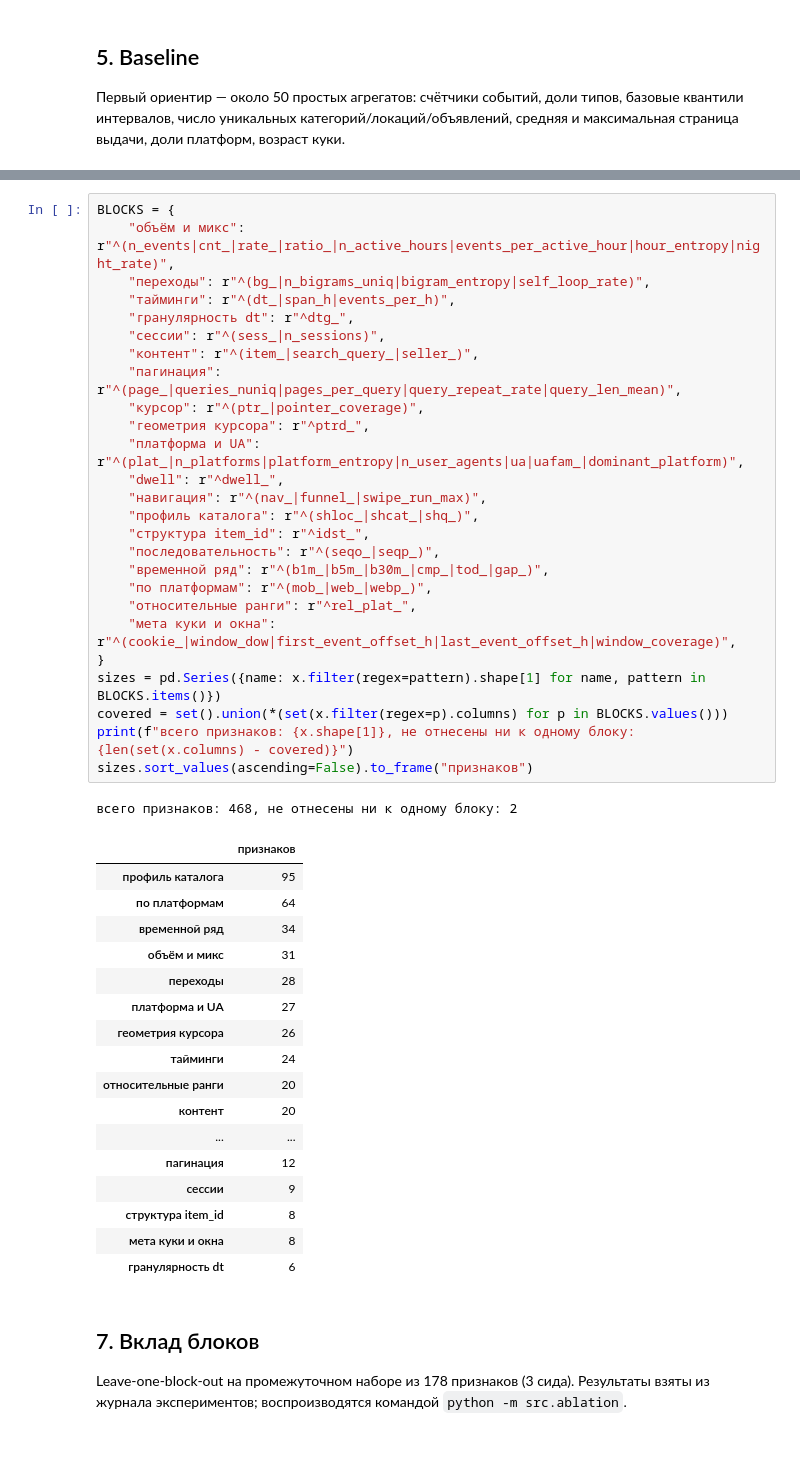
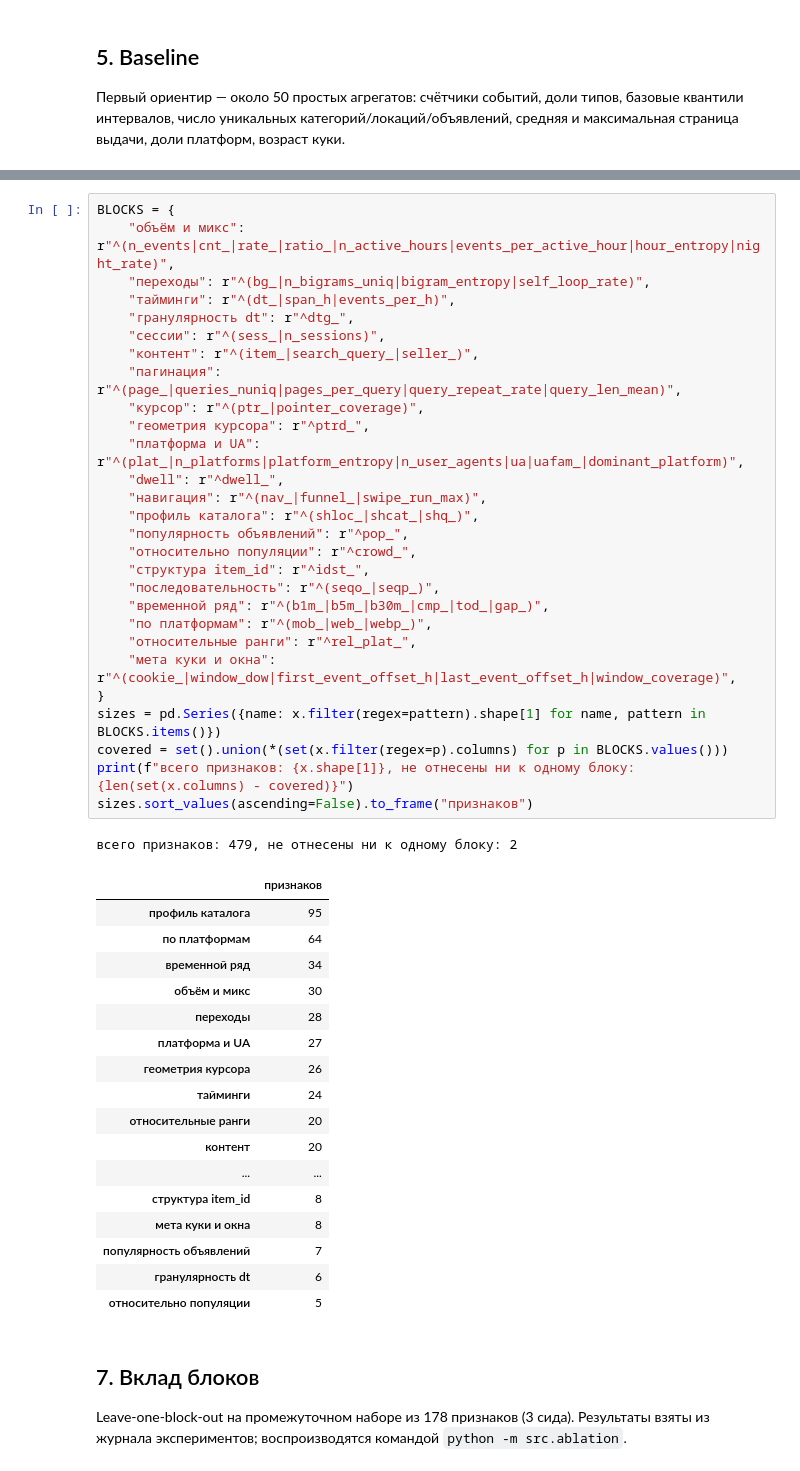
Before and after one commit to dkorbelainen/avito-antibot, a Jupyter notebook: solution.ipynb, the cells around one changed output, grey strips where cells are left out. Drawn from its saved outputs; the diff is of its cells as text.

```diff
--- a/solution.ipynb
+++ b/solution.ipynb
@@ -281,35 +320,37 @@ baseline (47 признаков)      P@R70 0.7338±0.0059  ROC 0.9255  PR 0.770
 BLOCKS = {
     "объём и микс": r"^(n_events|cnt_|rate_|ratio_|n_active_hours|events_per_active_hour|hour_entropy|night_rate)",
     "переходы": r"^(bg_|n_bigrams_uniq|bigram_entropy|self_loop_rate)",
     "тайминги": r"^(dt_|span_h|events_per_h)",
     "гранулярность dt": r"^dtg_",
     "сессии": r"^(sess_|n_sessions)",
     "контент": r"^(item_|search_query_|seller_)",
     "пагинация": r"^(page_|queries_nuniq|pages_per_query|query_repeat_rate|query_len_mean)",
     "курсор": r"^(ptr_|pointer_coverage)",
     "геометрия курсора": r"^ptrd_",
     "платформа и UA": r"^(plat_|n_platforms|platform_entropy|n_user_agents|ua|uafam_|dominant_platform)",
     "dwell": r"^dwell_",
     "навигация": r"^(nav_|funnel_|swipe_run_max)",
     "профиль каталога": r"^(shloc_|shcat_|shq_)",
+    "популярность объявлений": r"^pop_",
+    "относительно популяции": r"^crowd_",
     "структура item_id": r"^idst_",
     "последовательность": r"^(seqo_|seqp_)",
     "временной ряд": r"^(b1m_|b5m_|b30m_|cmp_|tod_|gap_)",
     "по платформам": r"^(mob_|web_|webp_)",
     "относительные ранги": r"^rel_plat_",
     "мета куки и окна": r"^(cookie_|window_dow|first_event_offset_h|last_event_offset_h|window_coverage)",
 }
 sizes = pd.Series({name: x.filter(regex=pattern).shape[1] for name, pattern in BLOCKS.items()})
 covered = set().union(*(set(x.filter(regex=p).columns) for p in BLOCKS.values()))
 print(f"всего признаков: {x.shape[1]}, не отнесены ни к одному блоку: {len(set(x.columns) - covered)}")
 sizes.sort_values(ascending=False).to_frame("признаков")
 # %% [output]
-всего признаков: 468, не отнесены ни к одному блоку: 2
+всего признаков: 479, не отнесены ни к одному блоку: 2
 |  | признаков |
 | профиль каталога | 95 |
 | по платформам | 64 |
 | временной ряд | 34 |
-| объём и микс | 31 |
+| объём и микс | 30 |
 | переходы | 28 |
 | платформа и UA | 27 |
 | геометрия курсора | 26 |
@@ -317,11 +358,11 @@ sizes.sort_values(ascending=False).to_frame("признаков")
 | относительные ранги | 20 |
 | контент | 20 |
 | ... | ... |
-| пагинация | 12 |
-| сессии | 9 |
 | структура item_id | 8 |
 | мета куки и окна | 8 |
+| популярность объявлений | 7 |
 | гранулярность dt | 6 |
+| относительно популяции | 5 |
 # %% [markdown]
 ## 7. Вклад блоков
 
```
Also changed, not shown: parts of 16 cells of this notebook, 7 other files.
